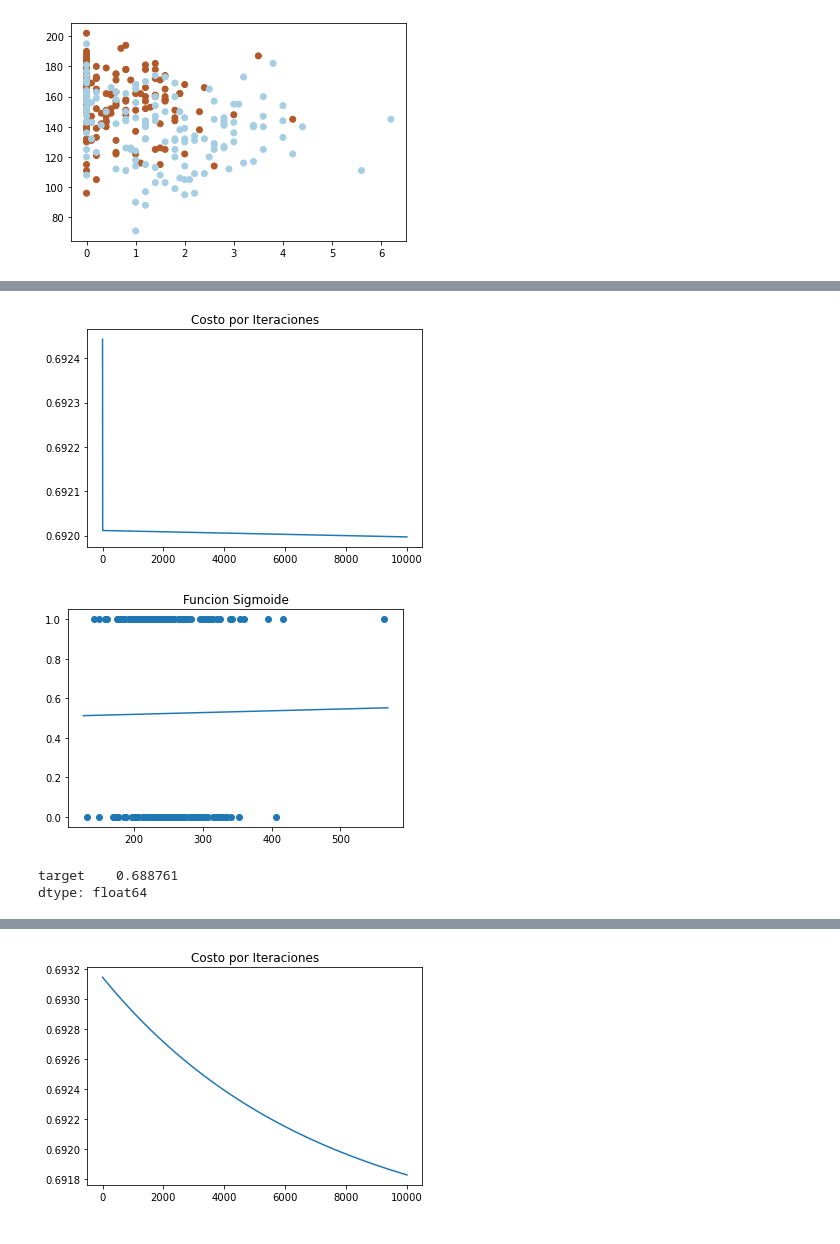
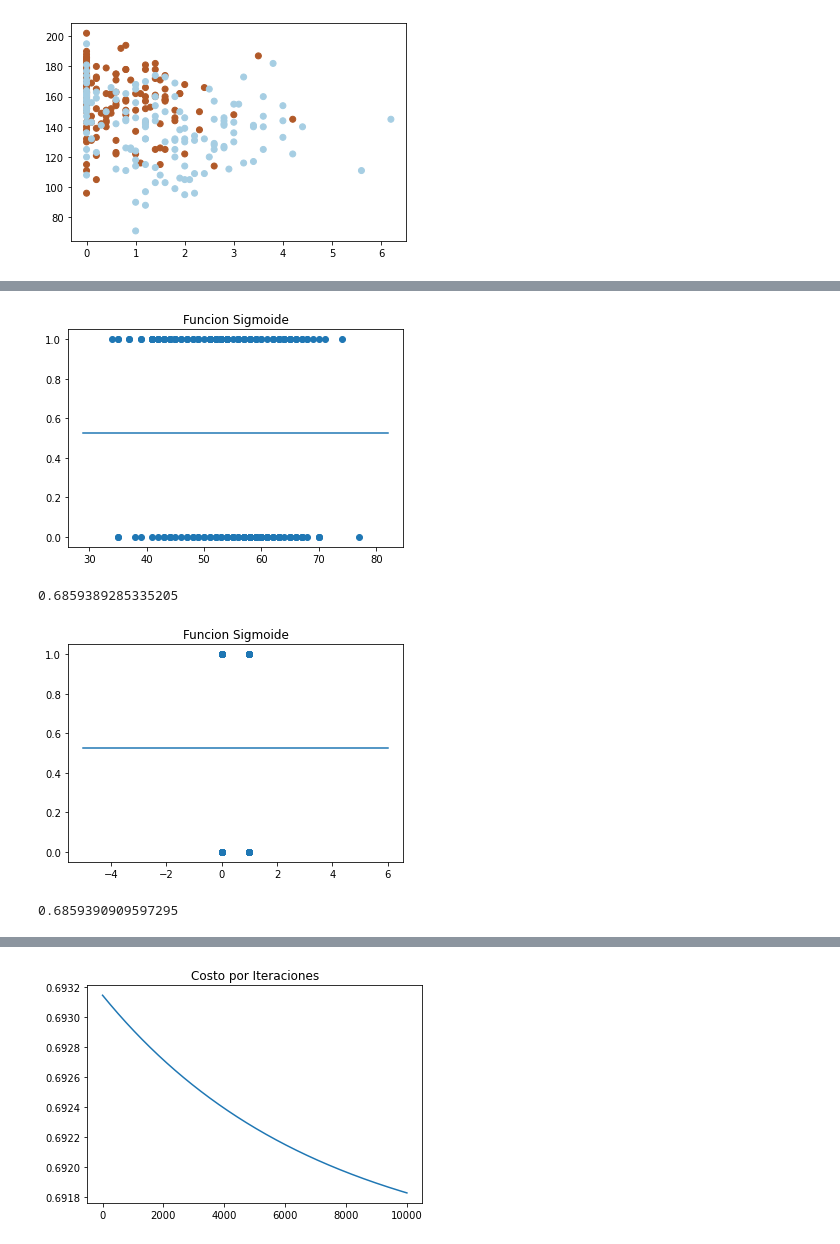
Before and after one commit to JoseGuzmanZamora/elementsOfMachineLearning, a Jupyter notebook: lab3/main.ipynb, the cells around one changed output, grey strips where cells are left out. Drawn from its saved outputs; the diff is of its cells as text; code cells hidden in the pictures.

```diff
--- a/lab3/main.ipynb
+++ b/lab3/main.ipynb
@@ -76,7 +77,8 @@ plt.scatter(data['oldpeak'], data['thalach'], c=data['target'], cmap=plt.cm.Pair
 # %%
 # Probar para cada variable
 
-def prueba_simple(equis, ye, variable, alpha, iteraciones):
+def prueba_simple(equis, ye, thetas, variable):
+    thetas = np.asarray(thetas, dtype='float64').reshape(len(thetas), 1)
     limite_inferior = min(equis[variable])
     limite_superior = max(equis[variable])
     x1 = equis[variable]
@@ -84,21 +86,13 @@ def prueba_simple(equis, ye, variable, alpha, iteraciones):
     unos = np.asarray([1 for i in range(x1.shape[0])])
     xes = np.vstack([unos, x1]).transpose()
     y = np.expand_dims(y,1)
-    thetas = np.expand_dims(np.asarray([0,0], dtype='float64'),1)
-    res = logistic.gradient_descent(xes, y, thetas, alpha, iteraciones)
-    numeracion = [i for i in range(len(res))]
-    costos = [i[1] for i in res]
-    # Plotear la grafica de costos
-    plt.plot(numeracion, costos)
-    plt.title("Costo por Iteraciones")
-    plt.show()
+    res = logisticop.optimize_log(xes, y, thetas)
     # Continuar a parametrizar la funcion
-    ok = res[len(res) - 1][0]
     xl = np.linspace(limite_inferior - 5,limite_superior + 5,200)
-    y = 1 / (1 + (np.e ** -(ok[0] + xl * ok[1])))
+    y = 1 / (1 + (np.e ** -(res[0] + xl * res[1])))
     # Grafica de resultado
     plt.scatter(equis[variable], ye['target'])
     plt.plot(xl, y)
     plt.title("Funcion Sigmoide")
     plt.show()
-    return ok
+    return res
@@ -152,8 +113,16 @@ dtype: float64
-# %%
-res4 = prueba_simple(x_train, y_train, 'chol', 0.0001, 10000)
-print(costo_simple('chol', res4))
-# %% [output]
-[figure, removed]
-[figure, removed]
-target    0.688761
-dtype: float64
+# %%
+t = [0,0]
+variable = 'age'
+res1 = prueba_simple(x_train, y_train,t,variable)
+print(costo_simple(variable, res1)[0])
+# %% [output]
+[figure, added]
+0.6859389285335205
+# %%
+t = [0,0]
+variable = 'sex'
+res1 = prueba_simple(x_train, y_train,t,variable)
+print(costo_simple(variable, res1)[0])
+# %% [output]
+[figure, added]
+0.6859390909597295
```
Also changed, not shown: parts of 11 cells of this notebook, 1 other file.
